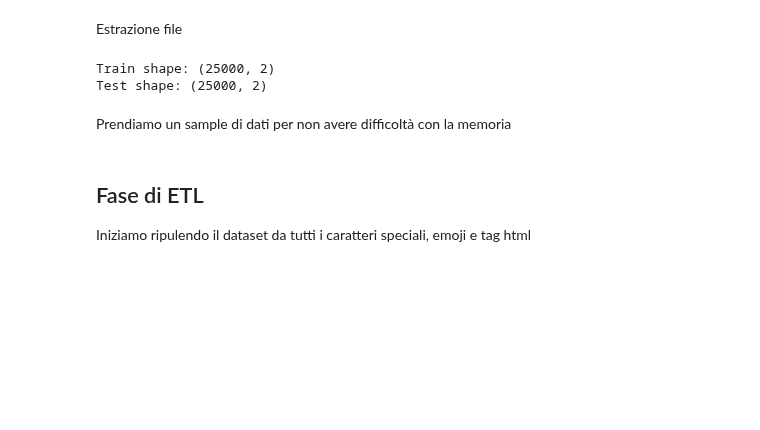
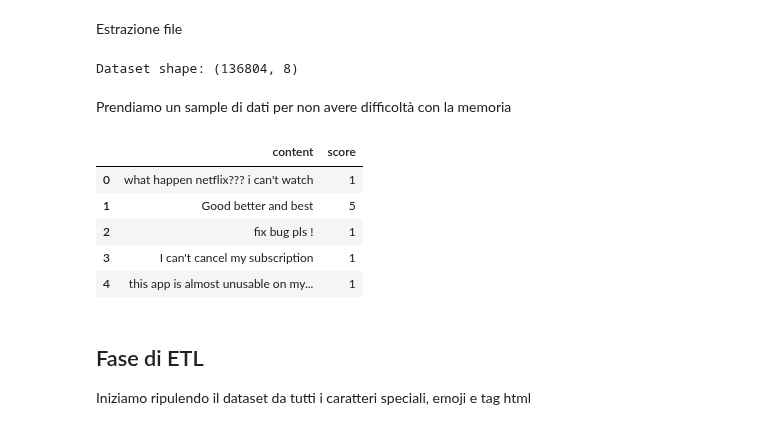
Before and after one commit to AlessandroPieragostini/Data-Science, a Jupyter notebook: BERT/BERT.ipynb, the cells around one changed output. Drawn from its saved outputs; the diff is of its cells as text; code cells hidden in the pictures; blank space fills up the shorter version.

Commit message:
Cambio dataset e adattamenti

```diff
--- a/BERT/BERT.ipynb
+++ b/BERT/BERT.ipynb
@@ -55,23 +54,30 @@ Estrazione file
 import zipfile
 import pandas as pd
 
-zip_path = 'IMDB.zip'
+zip_path = 'sentimentAnalysis.zip'
 
 with zipfile.ZipFile(zip_path) as z:
-    with z.open('train.csv') as f_train, z.open('test.csv') as f_test:
-        train_df = pd.read_csv(f_train)
-        test_df = pd.read_csv(f_test)
+    with z.open('netflix_reviews.csv') as csv:
+        df = pd.read_csv(csv)
 
-print("Train shape:", train_df.shape)
-print("Test shape:", test_df.shape)
+print("Dataset shape:", df.shape)
 # %% [output]
-Train shape: (25000, 2)
-Test shape: (25000, 2)
+Dataset shape: (136804, 8)
 # %% [markdown]
 Prendiamo un sample di dati per non avere difficoltà con la memoria
 # %%
-train_data = train_df[:3000]
-test_data = test_df[:750]
+
+subset = df[['content', 'score']]
+train_data = subset.iloc[:1000]        # Righe da 0 a 9999 (prime 10.000)
+test_data = subset.iloc[1000:1200]    # Righe da 10000 a 11999 (dal 10.001° al 12.000°)
+subset.head(5)
+# %% [output]
+|  | content | score |
+| 0 | what happen netflix??? i can't watch | 1 |
+| 1 | Good better and best | 5 |
+| 2 | fix bug pls ! | 1 |
+| 3 | I can't cancel my subscription | 1 |
+| 4 | this app is almost unusable on my... | 1 |
 # %% [markdown]
 ## Fase di ETL
 Iniziamo ripulendo il dataset da tutti i caratteri speciali, emoji e tag html
```
Also changed, not shown: parts of 12 cells of this notebook, 1 other file.
